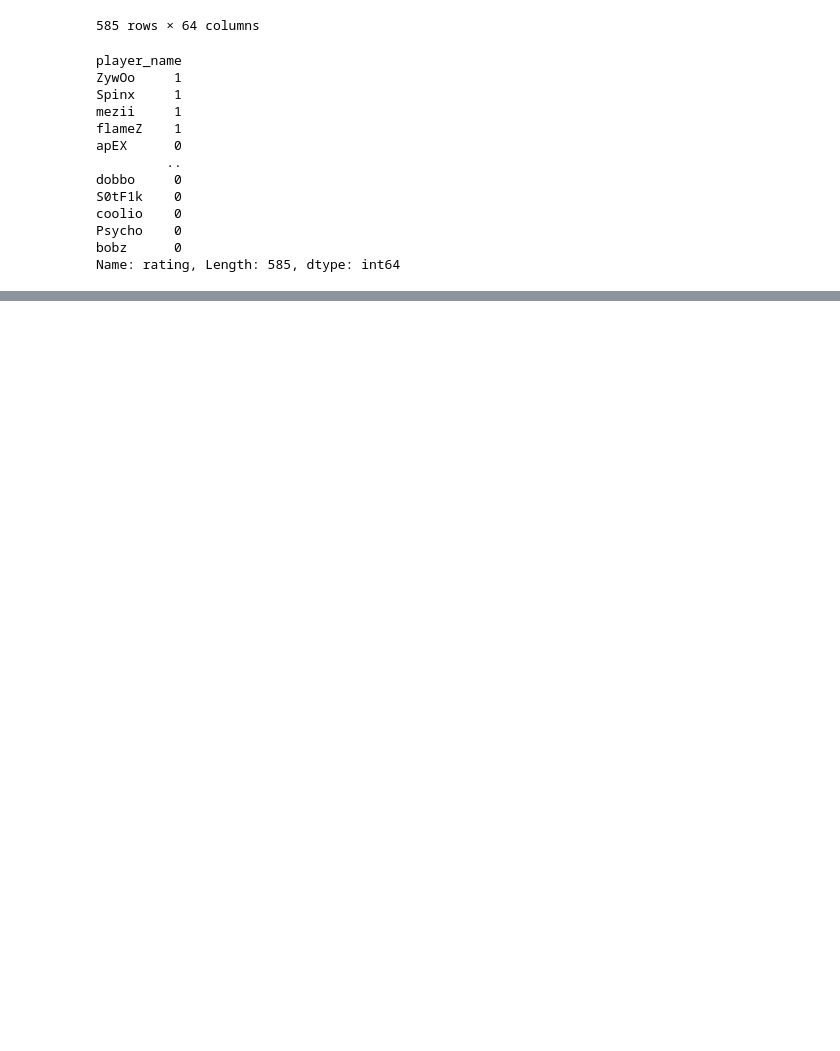
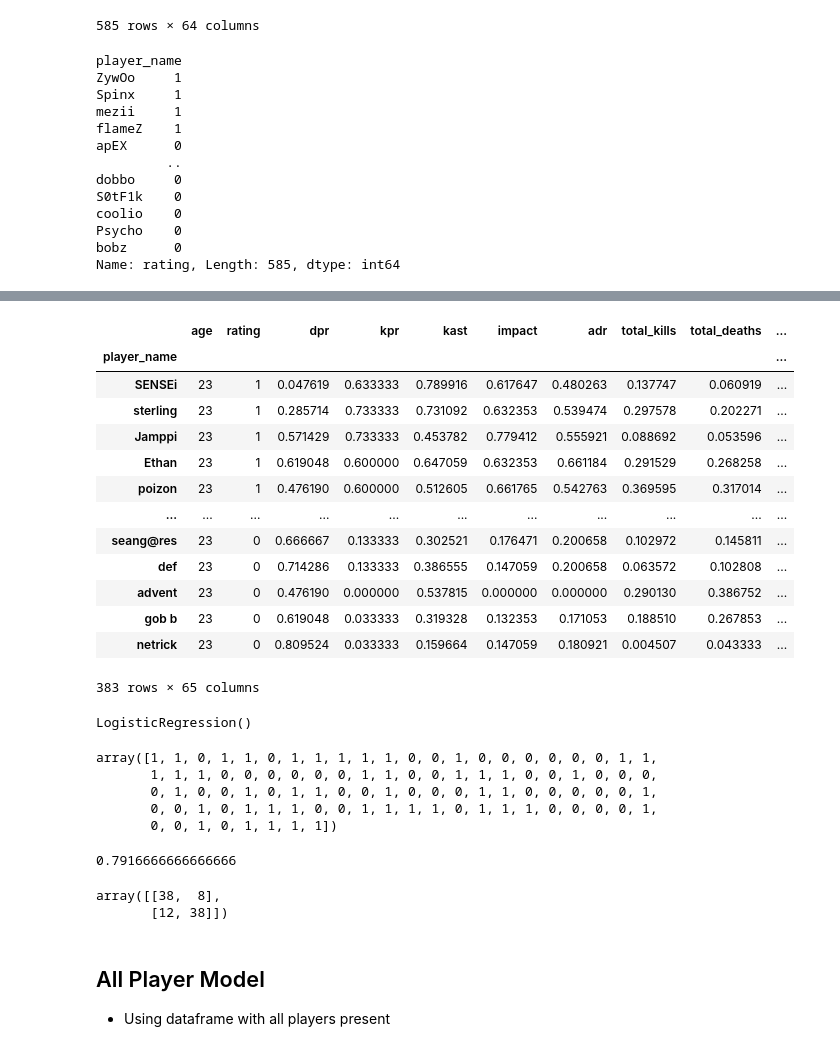
Before and after one commit to SikoticVinyl/VictorVis, a Jupyter notebook: ModelFiles/logisticregression.ipynb, the cells around one changed output, grey strips where cells are left out. Saved outputs shown, nothing was run; the diff lists cells and outputs as text; code cells hidden in the pictures; blank space fills up the shorter version.

```diff
--- a/ModelFiles/logisticregression.ipynb
+++ b/ModelFiles/logisticregression.ipynb
@@ -222,0 +273,2 @@ Name: rating, dtype: int64
+# %%
+solo_players = solo_players.drop(columns = ['real_name', 'team', 'rating_is_missing'])
@@ -222,0 +280,18 @@ Name: rating, dtype: int64
+# %%
+solo_players['rating'] = (solo_players['rating'] > average_rating_solo).astype(int)
+solo_players
+# %% [output]
+|  | age | rating | dpr | kpr | kast | impact | adr | total_kills | total_deaths | ... |
+| player_name |  |  |  |  |  |  |  |  |  | ... |
+| SENSEi | 23 | 1 | 0.047619 | 0.633333 | 0.789916 | 0.617647 | 0.480263 | 0.137747 | 0.060919 | ... |
+| sterling | 23 | 1 | 0.285714 | 0.733333 | 0.731092 | 0.632353 | 0.539474 | 0.297578 | 0.202271 | ... |
+| Jamppi | 23 | 1 | 0.571429 | 0.733333 | 0.453782 | 0.779412 | 0.555921 | 0.088692 | 0.053596 | ... |
+| Ethan | 23 | 1 | 0.619048 | 0.600000 | 0.647059 | 0.632353 | 0.661184 | 0.291529 | 0.268258 | ... |
+| poizon | 23 | 1 | 0.476190 | 0.600000 | 0.512605 | 0.661765 | 0.542763 | 0.369595 | 0.317014 | ... |
+| ... | ... | ... | ... | ... | ... | ... | ... | ... | ... | ... |
+| seang@res | 23 | 0 | 0.666667 | 0.133333 | 0.302521 | 0.176471 | 0.200658 | 0.102972 | 0.145811 | ... |
+| def | 23 | 0 | 0.714286 | 0.133333 | 0.386555 | 0.147059 | 0.200658 | 0.063572 | 0.102808 | ... |
+| advent | 23 | 0 | 0.476190 | 0.000000 | 0.537815 | 0.000000 | 0.000000 | 0.290130 | 0.386752 | ... |
+| gob b | 23 | 0 | 0.619048 | 0.033333 | 0.319328 | 0.132353 | 0.171053 | 0.188510 | 0.267853 | ... |
+| netrick | 23 | 0 | 0.809524 | 0.033333 | 0.159664 | 0.147059 | 0.180921 | 0.004507 | 0.043333 | ... |
+383 rows × 65 columns
@@ -222,0 +306,25 @@ Name: rating, dtype: int64
+# %%
+sololr.fit(solo_X_train, solo_y_train)
+# %% [output]
+LogisticRegression()
+# %%
+solo_pred = sololr.predict(solo_X_test)
+solo_pred
+# %% [output]
+array([1, 1, 0, 1, 1, 0, 1, 1, 1, 1, 1, 0, 0, 1, 0, 0, 0, 0, 0, 0, 1, 1,
+       1, 1, 1, 0, 0, 0, 0, 0, 0, 1, 1, 0, 0, 1, 1, 1, 0, 0, 1, 0, 0, 0,
+       0, 1, 0, 0, 1, 0, 1, 1, 0, 0, 1, 0, 0, 0, 1, 1, 0, 0, 0, 0, 0, 1,
+       0, 0, 1, 0, 1, 1, 1, 0, 0, 1, 1, 1, 1, 0, 1, 1, 1, 0, 0, 0, 0, 1,
+       0, 0, 1, 0, 1, 1, 1, 1])
+# %%
+display(accuracy_score(solo_y_test, solo_pred))
+# %% [output]
+0.7916666666666666
+# %%
+display(confusion_matrix(solo_y_test, solo_pred))
+# %% [output]
+array([[38,  8],
+       [12, 38]])
+# %% [markdown]
+## All Player Model
+- Using dataframe with all players present
```
Also changed, not shown: parts of 28 cells of this notebook.
